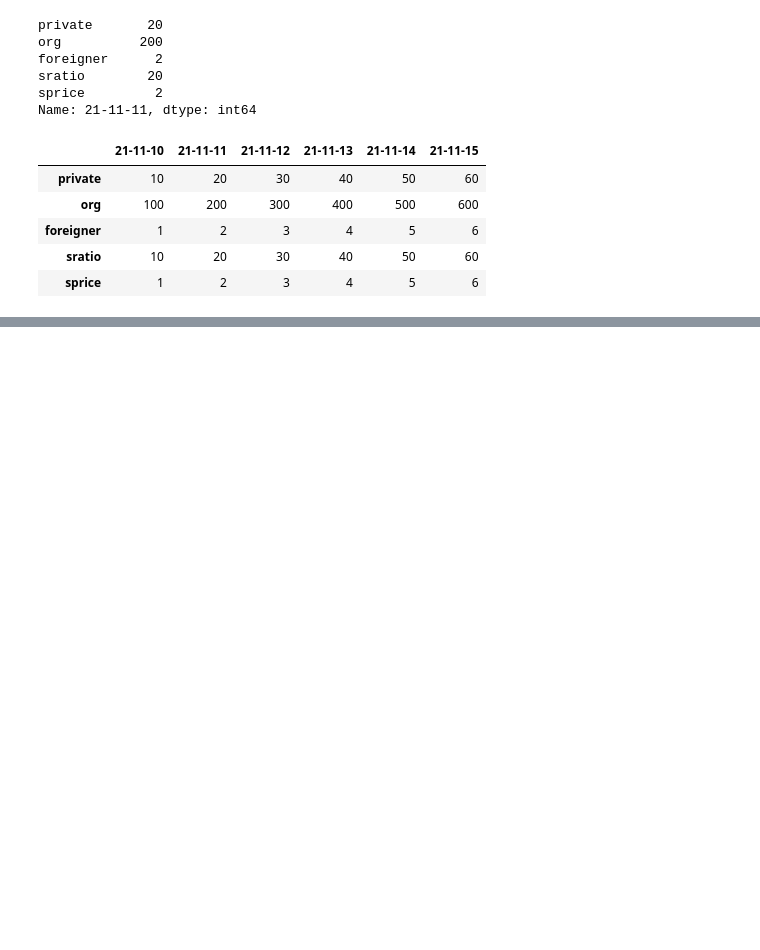
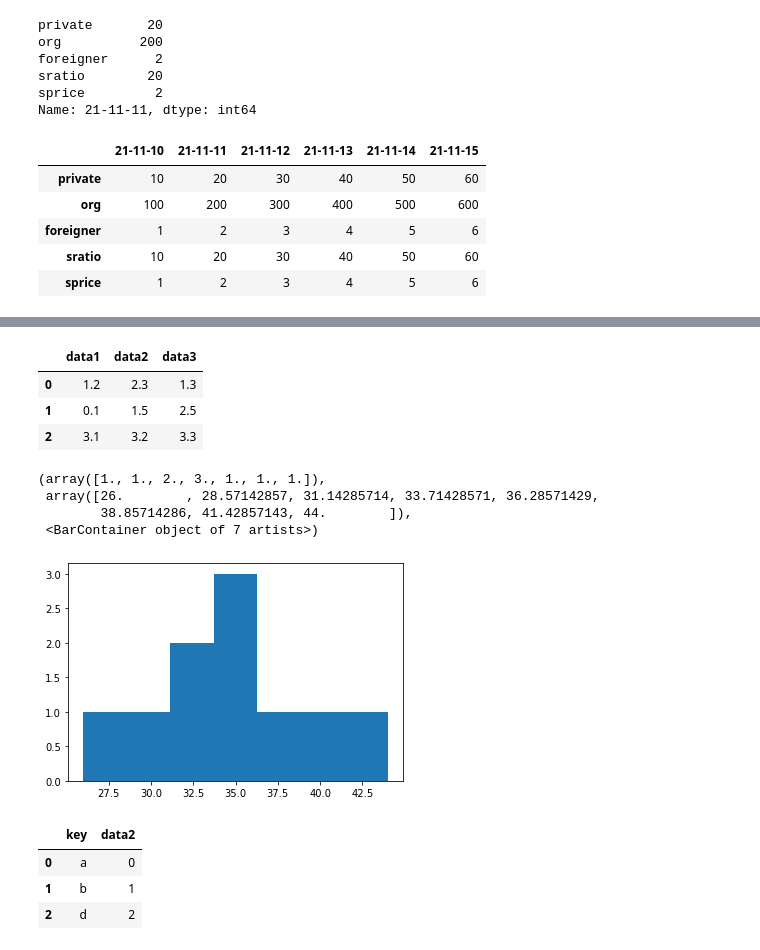
Before and after one commit to ejaeyong/python-teaching, a Jupyter notebook: 파이썬핵심_멀티캠퍼스/DemoPandas.ipynb, the cells around one changed output, grey strips where cells are left out. Cells and saved outputs as stored; diff of their text form; code cells hidden in the pictures; blank space fills up the shorter version.

```diff
--- a/파이썬핵심_멀티캠퍼스/DemoPandas.ipynb
+++ b/파이썬핵심_멀티캠퍼스/DemoPandas.ipynb
@@ -105,0 +143,47 @@ frame2.T
+# %%
+# 정규표현식은 re 처럼 쓸 수 있으나 import 를 쓰지 않으면 함수는 불가능
+df3 = pd.read_table(r"D:\교육\교육Git\파이썬핵심_멀티캠퍼스\ex3.txt", sep='\s+')
+df3
+# %% [output]
+|  | data1 | data2 | data3 |
+| 0 | 1.2 | 2.3 | 1.3 |
+| 1 | 0.1 | 1.5 | 2.5 |
+| 2 | 3.1 | 3.2 | 3.3 |
+# %%
+# %pylab
+# %matplotlib inline
+
+#엑셀 파일 읽기
+dfExcel = pd.read_excel(r"D:\교육\교육Git\파이썬핵심_멀티캠퍼스\Demo.xlsx", "Sheet1")
+# dfExcel
+# 차트 그리기
+# 비어 있는 그림판
+fig = plt.figure()
+# 그림판에 차트 추가(1행, 1열, 1차트)
+ax = fig.add_subplot(1,1,1)
+# 수직 막대 그래프로 나이컬럼 7개 그룹으로 묶어서 그리기
+ax.hist(dfExcel["나이"], bins=7)
+# %% [output]
+(array([1., 1., 2., 3., 1., 1., 1.]),
+ array([26.        , 28.57142857, 31.14285714, 33.71428571, 36.28571429,
+        38.85714286, 41.42857143, 44.        ]),
+ <BarContainer object of 7 artists>)
+[figure, added]
+# %%
+#2개의 데이터를 비교해서 병합하는 경우(조각 데이터 )
+df1 = DataFrame({"key":["b","b","a","c","a","a","b"],
+                 "data1":range(7)
+                })
+
+#df1
+
+df2 = DataFrame({"key":["a","b","d"],
+                 "data2":range(3)
+                })
+
+df2
+# %% [output]
+|  | key | data2 |
+| 0 | a | 0 |
+| 1 | b | 1 |
+| 2 | d | 2 |
```
Also changed, not shown: parts of 10 cells of this notebook, 1 other file.
